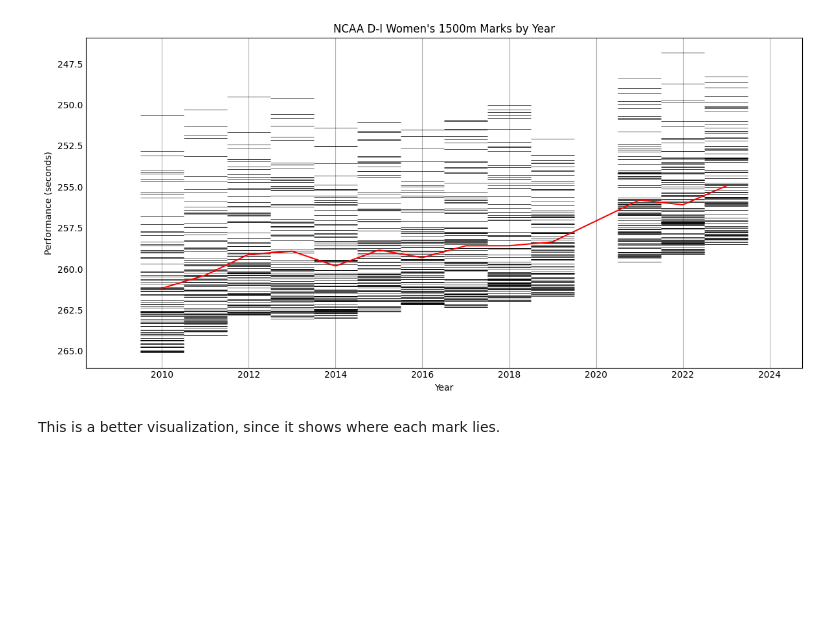
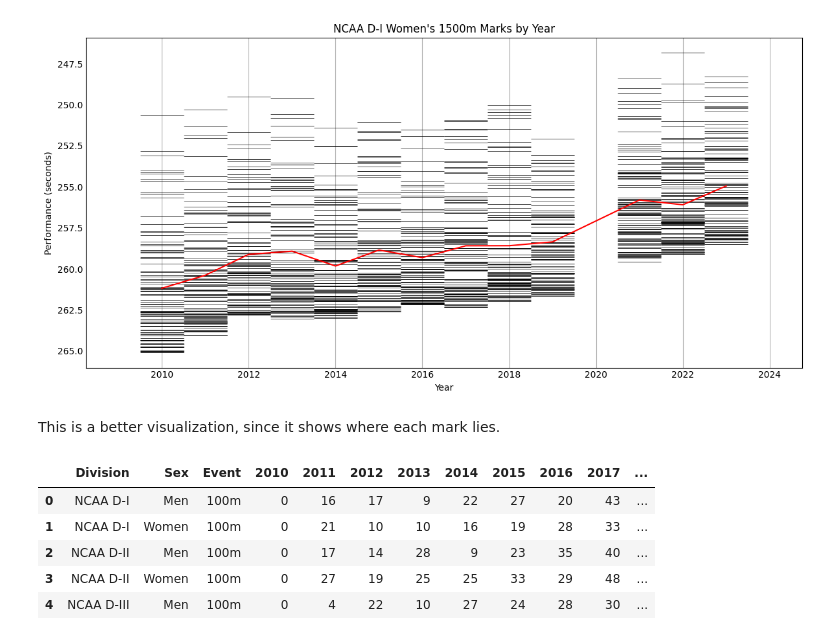
Before and after one commit to GeckoG/NW-Capstone, a Jupyter notebook: EDA.ipynb, the cells around one changed output. Saved outputs shown, nothing was run; the diff lists cells and outputs as text; code cells hidden in the pictures; blank space fills up the shorter version.

```diff
--- a/EDA.ipynb
+++ b/EDA.ipynb
@@ -356,3 +356,13 @@ plt.show()
 [figure]
 # %% [markdown]
 This is a better visualization, since it shows where each mark lies.
+# %%
+df = pd.read_csv('top100avg_series_diff.csv')
+df.head()
+# %% [output]
+|  | Division | Sex | Event | 2010 | 2011 | 2012 | 2013 | 2014 | 2015 | 2016 | 2017 | ... |
+| 0 | NCAA D-I | Men | 100m | 0 | 16 | 17 | 9 | 22 | 27 | 20 | 43 | ... |
+| 1 | NCAA D-I | Women | 100m | 0 | 21 | 10 | 10 | 16 | 19 | 28 | 33 | ... |
+| 2 | NCAA D-II | Men | 100m | 0 | 17 | 14 | 28 | 9 | 23 | 35 | 40 | ... |
+| 3 | NCAA D-II | Women | 100m | 0 | 27 | 19 | 25 | 25 | 33 | 29 | 48 | ... |
+| 4 | NCAA D-III | Men | 100m | 0 | 4 | 22 | 10 | 27 | 24 | 28 | 30 | ... |
```
Also changed, not shown: parts of 1 cell of this notebook, 3 other files.
